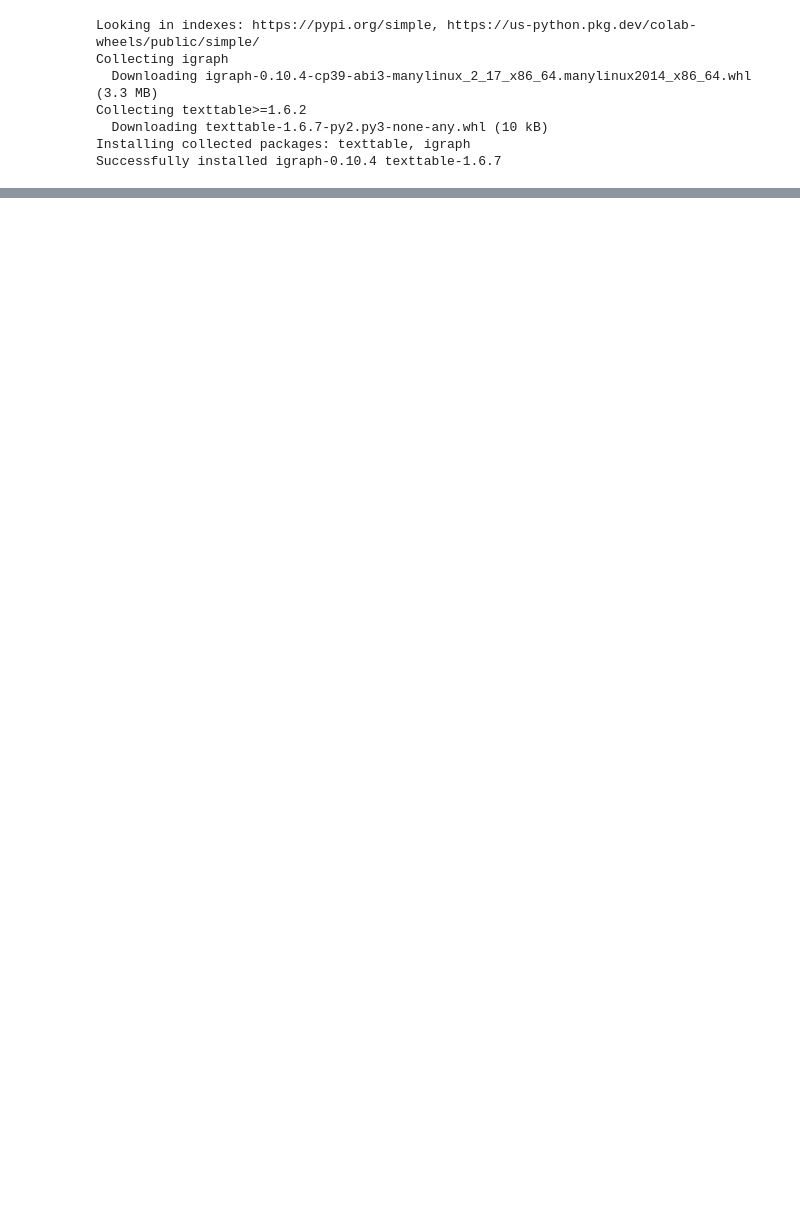
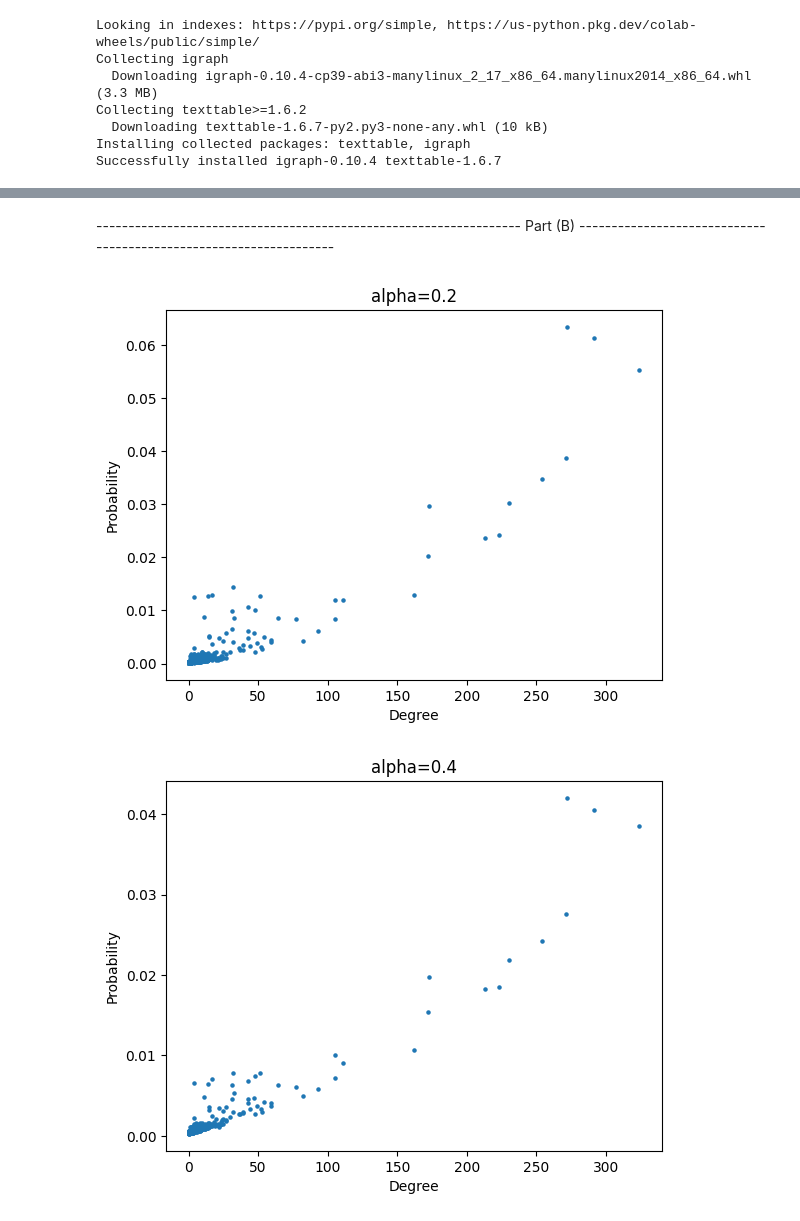
Before and after one commit to hershey890/ece232e, a Jupyter notebook: part2_3.ipynb, the cells around one changed output, grey strips where cells are left out. Saved outputs shown, nothing was run; the diff lists cells and outputs as text; code cells hidden in the pictures; blank space fills up the shorter version.

```diff
--- a/part2_3.ipynb
+++ b/part2_3.ipynb
@@ -152,0 +114,71 @@ plt.show()
+# %% [markdown]
+------------------------------------------------------------------ Part (B) ------------------------------------------------------------------
+# %%
+
+iters = 100
+size = 900
+p = np.array([np.zeros(size) for k in range(4)])
+degrees = np.zeros(size)
+alpha = 0.2
+alphas = 0.2, 0.4, 0.6, 0.8
+j = 0
+
+for alpha in alphas:
+  for iter in range(iters):
+
+    visit_count = np.zeros(size)
+    steps = 1000
+    current_node = np.random.choice(range(size))
+
+    for i in range(steps):
+        # +1 visits
+        visit_count[current_node] += 1
+        neighbors = g1.successors(current_node)
+
+        if len(neighbors) == 0:
+            current_node = np.random.choice(range(size))
+        else:
+            # Choose next node from neighbors
+            # 0.2 teleport
+            x = random.randint(100)
+            if(x < 100*alpha):
+              next_node = np.random.choice(range(size))
+            else:
+              next_node = np.random.choice(neighbors)
+            current_node = next_node
+
+    # Normalize probability
+    p[j] += (visit_count / np.sum(visit_count))
+  j+=1
+
+# degrees in
+degrees = g1.indegree()
+
+p /= iters
+
+plt.scatter(degrees, p[0], s=5)
+plt.xlabel('Degree')
+plt.ylabel('Probability')
+plt.title('alpha=0.2')
+plt.show()
+
+plt.scatter(degrees, p[1], s=5)
+plt.xlabel('Degree')
+plt.ylabel('Probability')
+plt.title('alpha=0.4')
+plt.show()
+
+plt.scatter(degrees, p[2], s=5)
+plt.xlabel('Degree')
+plt.ylabel('Probability')
+plt.title('alpha=0.6')
+plt.show()
+
+plt.scatter(degrees, p[3], s=5)
+plt.xlabel('Degree')
+plt.ylabel('Probability')
+plt.title('alpha=0.8')
+plt.show()
+# %% [output]
+[figure, added]
+[figure, added]
```
Also changed, not shown: parts of 7 cells of this notebook.
